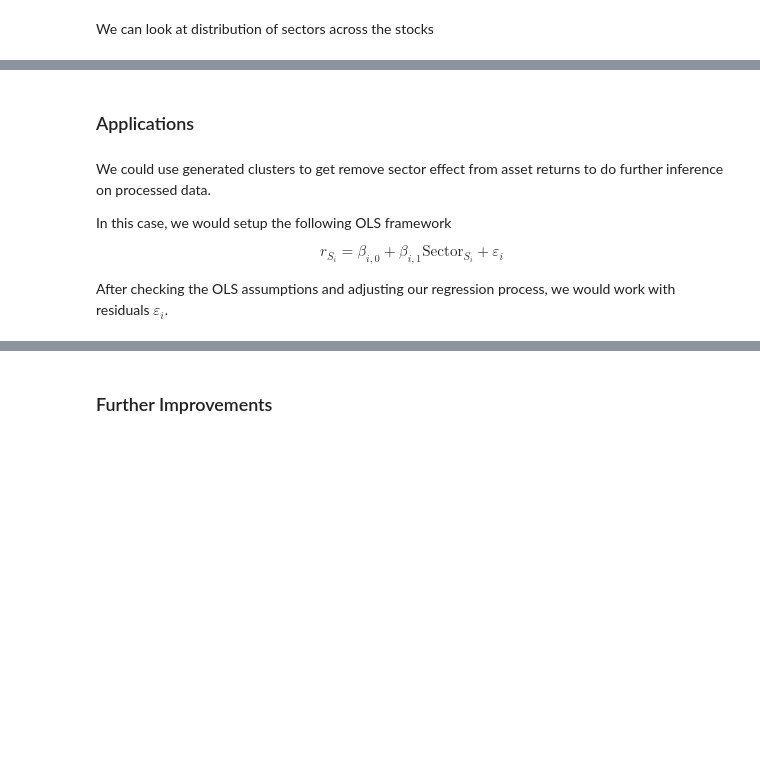
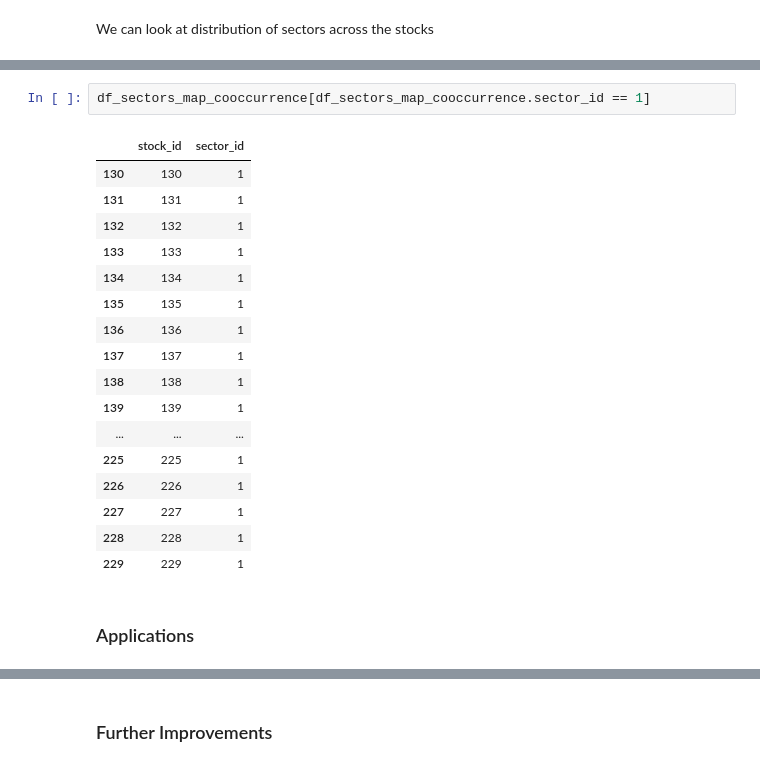
Before and after one commit to ArtemShuvalov/Heterogeneous-Time-Series, a Jupyter notebook: hts_notebook.ipynb, the cells around one changed output, grey strips where cells are left out. Cells and saved outputs as stored; diff of their text form; blank space fills up the shorter version.

```diff
--- a/hts_notebook.ipynb
+++ b/hts_notebook.ipynb
@@ -238,10 +275,22 @@ df_sectors[df_sectors.sector_id == 1]
+# %%
+df_sectors_map_cooccurrence[df_sectors_map_cooccurrence.sector_id == 1]
+# %% [output]
+|  | stock_id | sector_id |
+| 130 | 130 | 1 |
+| 131 | 131 | 1 |
+| 132 | 132 | 1 |
+| 133 | 133 | 1 |
+| 134 | 134 | 1 |
+| 135 | 135 | 1 |
+| 136 | 136 | 1 |
+| 137 | 137 | 1 |
+| 138 | 138 | 1 |
+| 139 | 139 | 1 |
+| ... | ... | ... |
+| 225 | 225 | 1 |
+| 226 | 226 | 1 |
+| 227 | 227 | 1 |
+| 228 | 228 | 1 |
+| 229 | 229 | 1 |
 # %% [markdown]
 ### Applications
-# %% [markdown]
-We could use generated clusters to get remove sector effect from asset returns to do further inference on processed data.
-
-In this case, we would setup the following OLS framework
-
-$$r_{S_i} = \beta_{i, 0} + \beta_{i, 1} \text{Sector}_{S_i} + \varepsilon_i$$
-
-After checking the OLS assumptions and adjusting our regression process, we would work with residuals $\varepsilon_i$.
```
Also changed, not shown: parts of 16 cells of this notebook, 7 other files.
